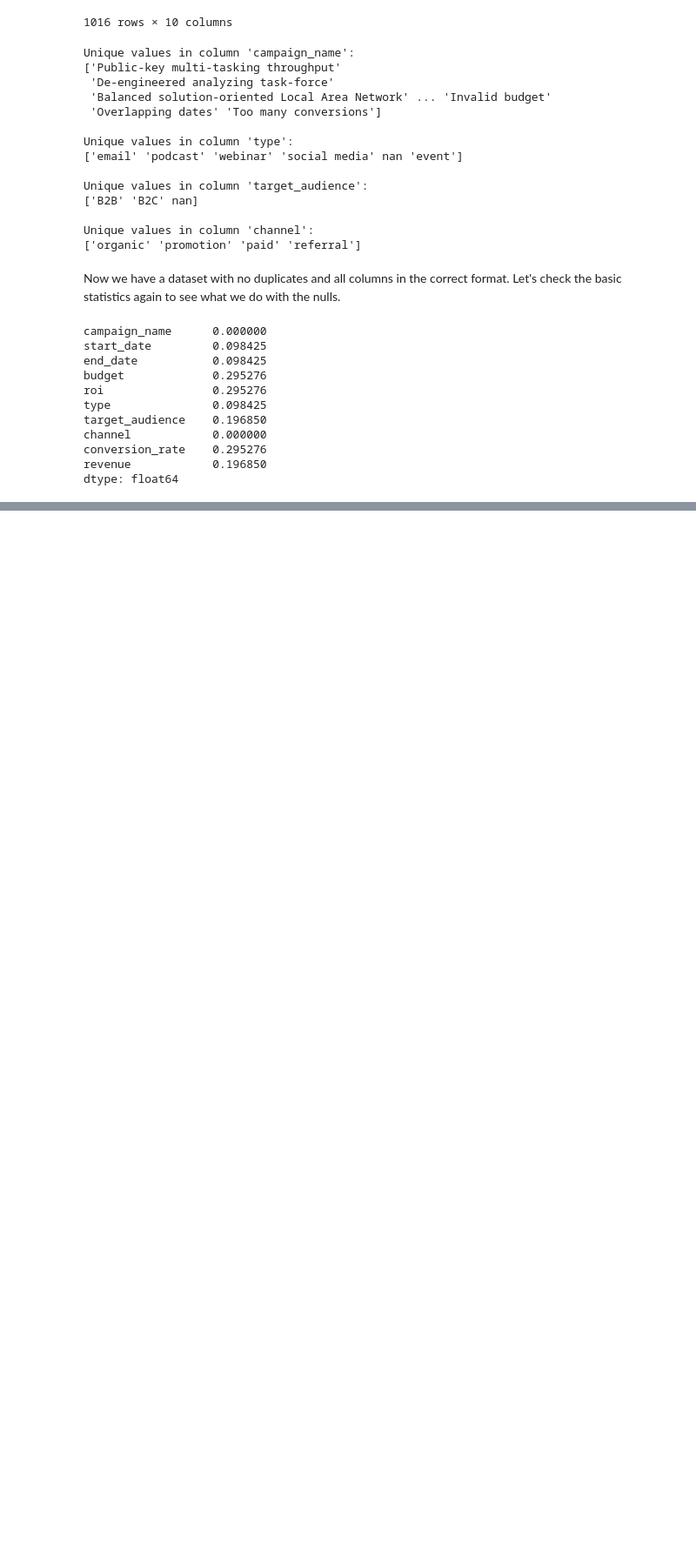
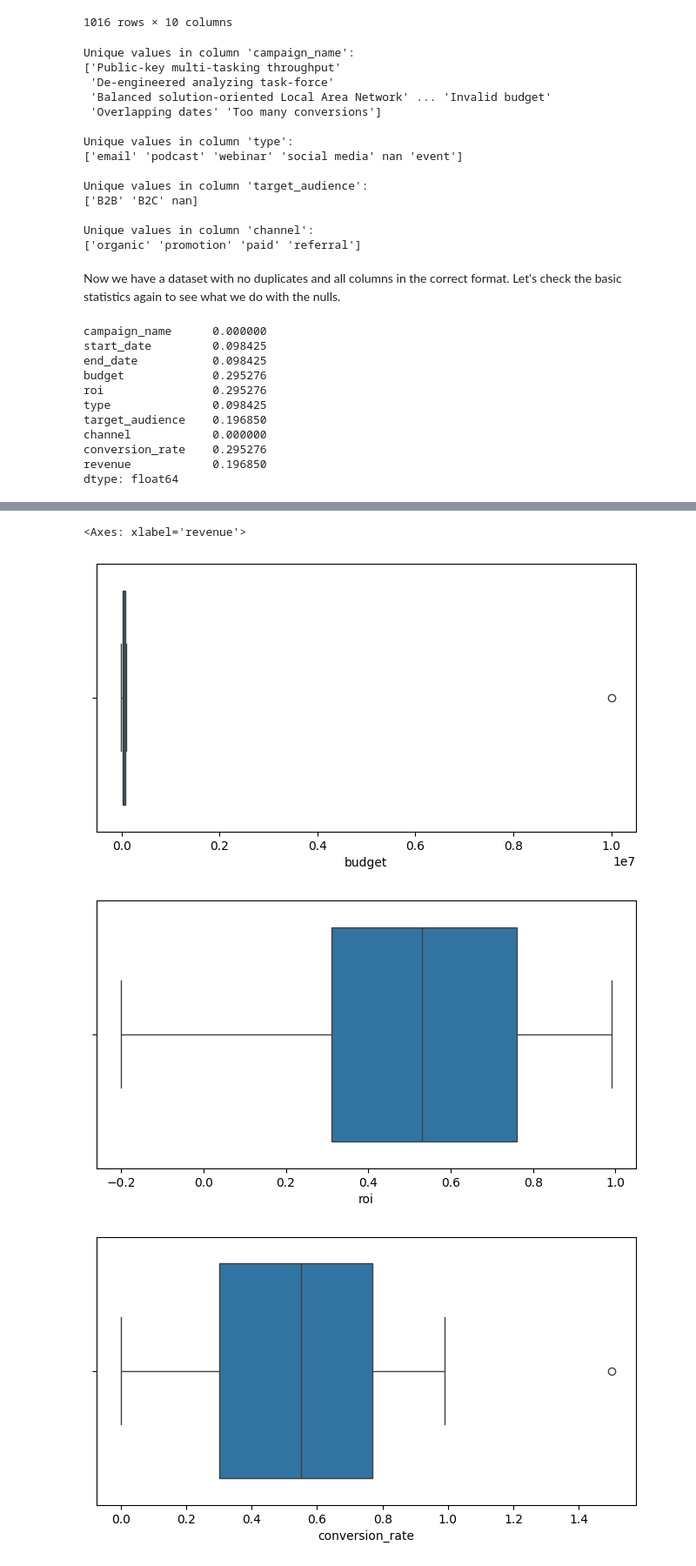
Before and after one commit to Ignacio538/Marketing-Campaings, a Jupyter notebook: Analysis.ipynb, the cells around one changed output, grey strips where cells are left out. Shown at 87% size. Saved outputs shown, nothing was run; the diff lists cells and outputs as text; code cells hidden in the pictures; blank space fills up the shorter version.

```diff
--- a/Analysis.ipynb
+++ b/Analysis.ipynb
@@ -323,3 +323,18 @@ df2.describe().T
 | roi | 1013.0 | 0.535084 | -0.2 | 0.31 | 0.53 | 0.77 | 0.99 | 0.262657 |
 | conversion_rate | 1013.0 | 0.543376 | 0.0 | 0.3 | 0.55 | 0.77 | 1.5 | 0.267734 |
 | revenue | 1014.0 | 513344.391292 | 108.21 | 268474.4725 | 519906.22 | 770016.185 | 999712.49 | 287623.39894 |
+# %%
+# Generate boxplots for identifying outliers
+plt.figure(figsize=(8, 4))
+sns.boxplot(x=df['budget'])
+plt.figure(figsize=(8, 4))
+sns.boxplot(x=df['roi'])
+plt.figure(figsize=(8, 4))
+sns.boxplot(x=df['conversion_rate'])
+plt.figure(figsize=(8, 4))
+sns.boxplot(x=df['revenue'])
+# %% [output]
+<Axes: xlabel='revenue'>
+[figure, added]
+[figure, added]
+[figure, added]
```
Also changed, not shown: parts of 2 cells of this notebook.
